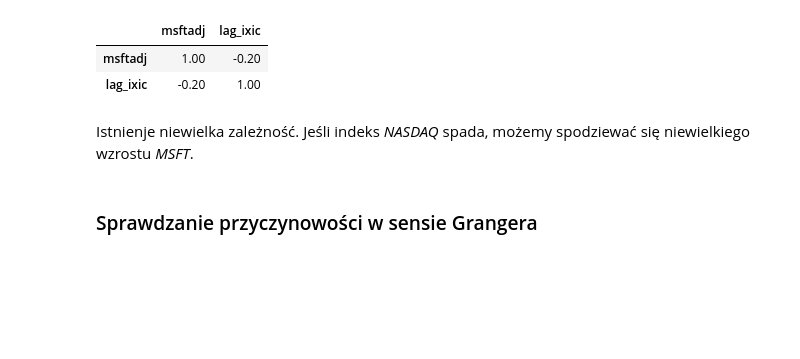
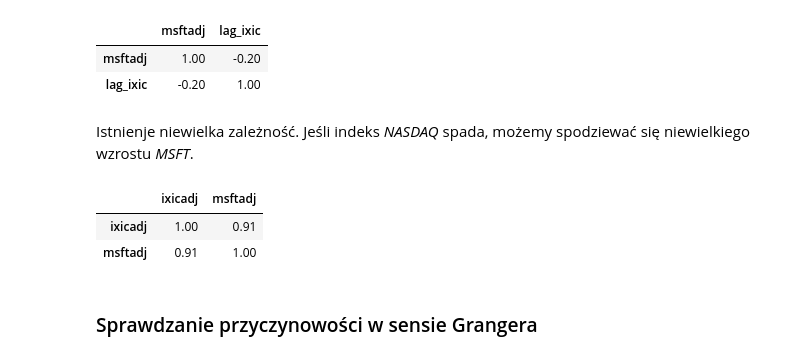
Before and after one commit to MlekoZjad/ML_2024, a Jupyter notebook: Case 3_MSFT.ipynb, the cells around one changed output. Drawn from its saved outputs; the diff is of its cells as text; code cells hidden in the pictures; blank space fills up the shorter version.

```diff
--- a/Case 3_MSFT.ipynb
+++ b/Case 3_MSFT.ipynb
@@ -362,6 +341,13 @@ lag_ixi_corr.corr().as_format('.2f')
 | lag_ixic | -0.20 | 1.00 |
 # %% [markdown]
 Istnienje niewielka zależność. Jeśli indeks *NASDAQ* spada, możemy spodziewać się niewielkiego wzrostu *MSFT*.
+# %%
+# price correlation
+df.corr().as_format('.2f')
+# %% [output]
+|  | ixicadj | msftadj |
+| ixicadj | 1.00 | 0.91 |
+| msftadj | 0.91 | 1.00 |
 # %% [markdown]
 ### Sprawdzanie przyczynowości w sensie Grangera
 # %%
```
Also changed, not shown: parts of 12 cells of this notebook.
